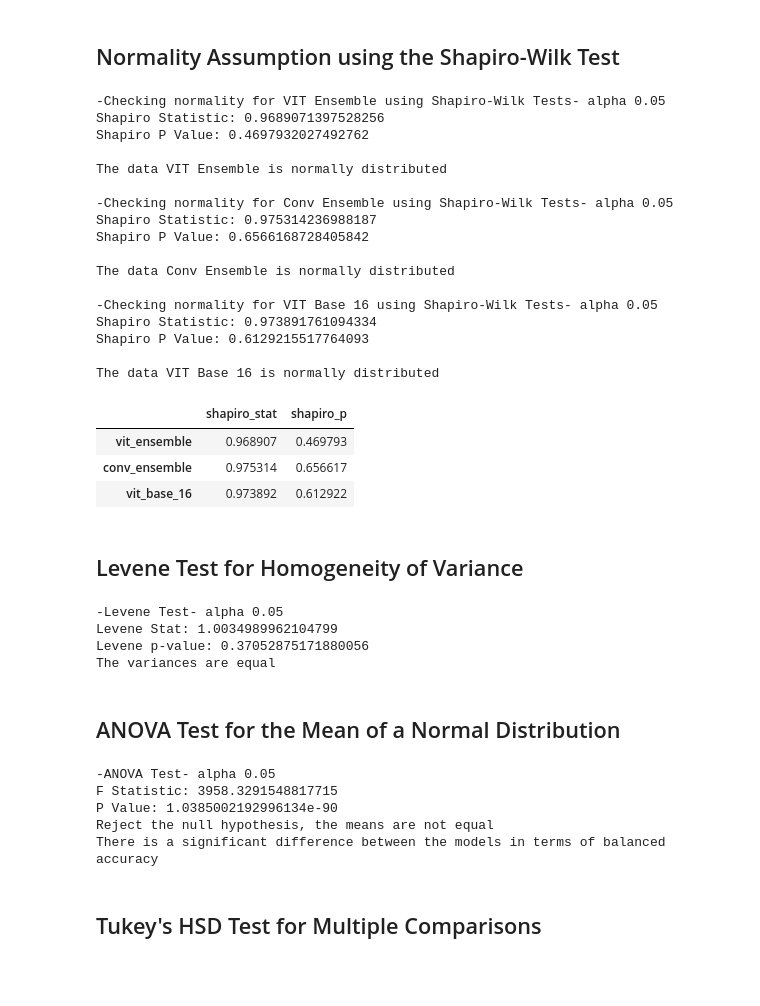
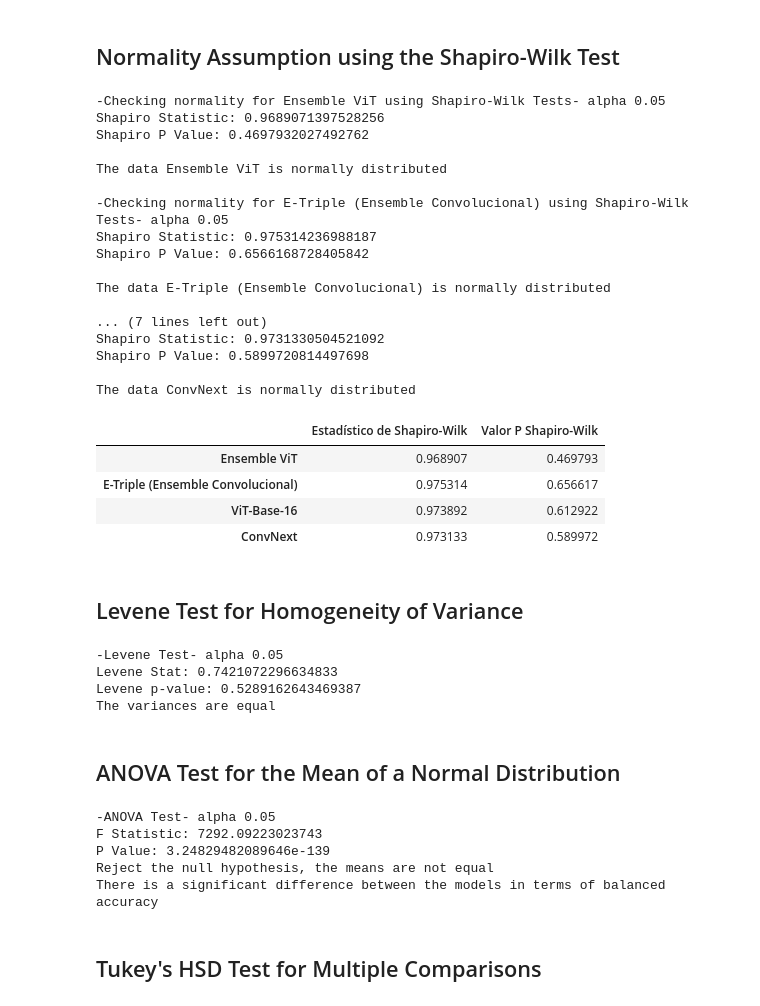
Before and after one commit to Antonio-Tresol/vits_ensemble_cr_leaves, a Jupyter notebook: metrics/metrics_analysis_spanish.ipynb, the cells around one changed output. Cells and saved outputs as stored; diff of their text form; code cells hidden in the pictures; blank space fills up the shorter version.

```diff
--- a/metrics/metrics_analysis_spanish.ipynb
+++ b/metrics/metrics_analysis_spanish.ipynb
@@ -1,13 +1,14 @@
 # %%
 import pandas as pd
 import matplotlib.pyplot as plt
-figsize = (12, 8)
+figsize = (12, 6)
 plt.rcParams["font.family"] = "Times New Roman"
 plt.rcParams["font.size"] = 12
 # load the metrics
 vit_ensemble = pd.read_csv("vit_ensemble_metrics_stack.csv")
 conv_ensemble = pd.read_csv("conv_ensemble_metrics_stack.csv")
 vit_base_16 = pd.read_csv("vit_base_16_metrics_stack.csv")
+convnext = pd.read_csv("convnext_metrics_stack.csv")
 # %%
 vit_ensemble.sort_values(by="test/BalancedAccuracy", ascending=False, inplace=True)
 vit_ensemble.describe()
@@ -132,46 +145,49 @@ Text(0, 0.5, 'Valores Ordenados')
 # %%
 def check_normality(df: pd.DataFrame, name: str):
     print(f"-Checking normality for {name} using Shapiro-Wilk Tests- alpha {alpha}")
     shapiro_stat, shapiro_p = stats.shapiro(df["test/BalancedAccuracy"])
     print(f"Shapiro Statistic: {shapiro_stat}")
     print(f"Shapiro P Value: {shapiro_p}")
     print()
     if shapiro_p < alpha:
         print(f"The data {name} is not normally distributed")
     else:
         print(f"The data {name} is normally distributed")
     print()
     return shapiro_stat, shapiro_p
 
 
 shapiros = {}
-shapiros["vit_ensemble"] = check_normality(vit_ensemble, "VIT Ensemble")
-shapiros["conv_ensemble"] = check_normality(conv_ensemble, "Conv Ensemble")
-shapiros["vit_base_16"] = check_normality(vit_base_16, "VIT Base 16")
+shapiros["Ensemble ViT"] = check_normality(vit_ensemble, "Ensemble ViT")
+shapiros["E-Triple (Ensemble Convolucional)"] = check_normality(conv_ensemble, "E-Triple (Ensemble Convolucional)")
+shapiros["ViT-Base-16"] = check_normality(vit_base_16, "ViT-Base-16")
+shapiros["ConvNext"] = check_normality(convnext, "ConvNext")
 shapiros = pd.DataFrame(shapiros, index=["shapiro_stat", "shapiro_p"]).T
+shapiros.rename(columns={"shapiro_stat": "Estadístico de Shapiro-Wilk", "shapiro_p": "Valor P Shapiro-Wilk"}, inplace=True)
 shapiros
 # %% [output]
--Checking normality for VIT Ensemble using Shapiro-Wilk Tests- alpha 0.05
+-Checking normality for Ensemble ViT using Shapiro-Wilk Tests- alpha 0.05
 Shapiro Statistic: 0.9689071397528256
 Shapiro P Value: 0.4697932027492762
 
-The data VIT Ensemble is normally distributed
+The data Ensemble ViT is normally distributed
 
--Checking normality for Conv Ensemble using Shapiro-Wilk Tests- alpha 0.05
+-Checking normality for E-Triple (Ensemble Convolucional) using Shapiro-Wilk Tests- alpha 0.05
 Shapiro Statistic: 0.975314236988187
 Shapiro P Value: 0.6566168728405842
 
-The data Conv Ensemble is normally distributed
+The data E-Triple (Ensemble Convolucional) is normally distributed
 
--Checking normality for VIT Base 16 using Shapiro-Wilk Tests- alpha 0.05
-Shapiro Statistic: 0.973891761094334
-Shapiro P Value: 0.6129215517764093
+... (7 lines left out)
+Shapiro Statistic: 0.9731330504521092
+Shapiro P Value: 0.5899720814497698
 
-The data VIT Base 16 is normally distributed
+The data ConvNext is normally distributed
-|  | shapiro_stat | shapiro_p |
-| vit_ensemble | 0.968907 | 0.469793 |
-| conv_ensemble | 0.975314 | 0.656617 |
-| vit_base_16 | 0.973892 | 0.612922 |
+|  | Estadístico de Shapiro-Wilk | Valor P Shapiro-Wilk |
+| Ensemble ViT | 0.968907 | 0.469793 |
+| E-Triple (Ensemble Convolucional) | 0.975314 | 0.656617 |
+| ViT-Base-16 | 0.973892 | 0.612922 |
+| ConvNext | 0.973133 | 0.589972 |
 # %% [markdown]
 ## Levene Test for Homogeneity of Variance
 # %%
@@ -180,6 +196,7 @@ levene_stat, levene_p = stats.levene(
     vit_ensemble["test/BalancedAccuracy"],
     conv_ensemble["test/BalancedAccuracy"],
     vit_base_16["test/BalancedAccuracy"],
+    convnext["test/BalancedAccuracy"],
 )
 print(f'-Levene Test- alpha {alpha}')
 print(f"Levene Stat: {levene_stat}")
@@ -191,8 +208,8 @@ else:
     print("The variances are equal")
 # %% [output]
 -Levene Test- alpha 0.05
-Levene Stat: 1.0034989962104799
-Levene p-value: 0.37052875171880056
+Levene Stat: 0.7421072296634833
+Levene p-value: 0.5289162643469387
 The variances are equal
 # %% [markdown]
 ## ANOVA Test for the Mean of a Normal Distribution
@@ -202,6 +219,7 @@ fvalue, pvalue = stats.f_oneway(
     vit_ensemble["test/BalancedAccuracy"],
     conv_ensemble["test/BalancedAccuracy"],
     vit_base_16["test/BalancedAccuracy"],
+    convnext["test/BalancedAccuracy"],
 )
 
 print(f"-ANOVA Test- alpha {alpha}")
@@ -219,8 +237,8 @@ else:
     )
 # %% [output]
 -ANOVA Test- alpha 0.05
-F Statistic: 3958.3291548817715
-P Value: 1.0385002192996134e-90
+F Statistic: 7292.09223023743
+P Value: 3.24829482089646e-139
 Reject the null hypothesis, the means are not equal
 There is a significant difference between the models in terms of balanced accuracy
 # %% [markdown]
```
Also changed, not shown: parts of 6 cells of this notebook.
